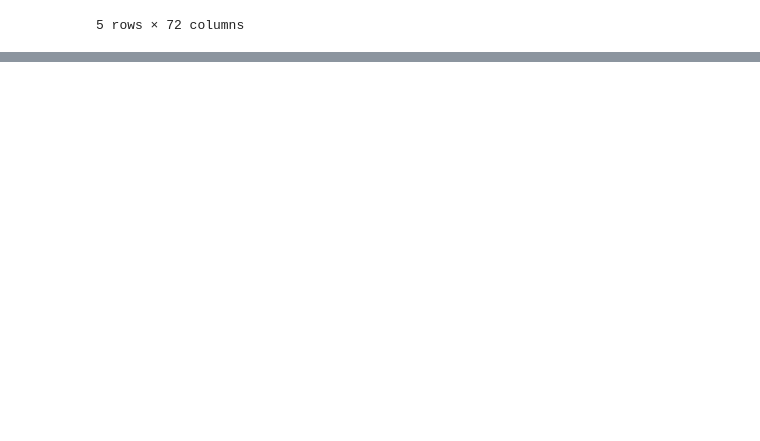
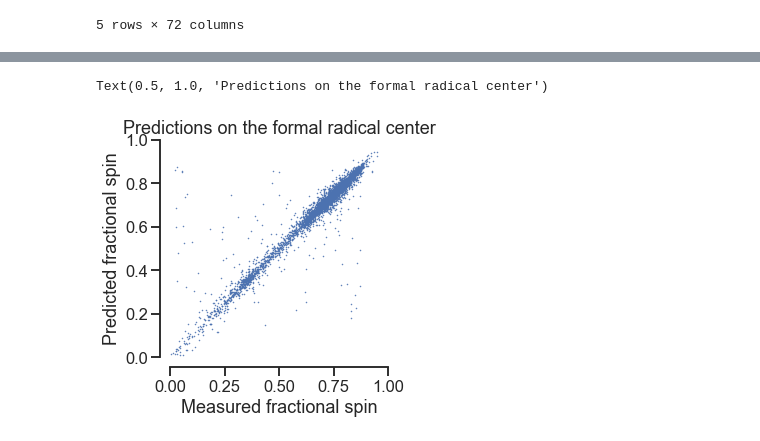
Before and after one commit to shreesowndarya/spin_gnn, a Jupyter notebook: plot_test.ipynb, the cells around one changed output, grey strips where cells are left out. Drawn from its saved outputs; the diff is of its cells as text; code cells hidden in the pictures; blank space fills up the shorter version.

```diff
--- a/plot_test.ipynb
+++ b/plot_test.ipynb
@@ -111,0 +241,2 @@ Text(0, 0.5, 'Fractional Spin MAE')
+# %%
+formal_center = unique_mols.progress_apply(lambda x: [atom.GetIdx() for atom in Chem.MolFromSmiles(x).GetAtoms() if (atom.GetNumRadicalElectrons() == 1)][0])
@@ -111,0 +247,21 @@ Text(0, 0.5, 'Fractional Spin MAE')
+# %%
+formal_center.name = 'atom_index'
+radical_center_df = pd.DataFrame(formal_center)
+radical_center_df['smiles'] = unique_mols
+# %%
+preds_on_formal_center = radical_center_df.merge(cdf_test_merged, on=['smiles', 'atom_index'], how='left')
+# %%
+cdf_subset = cdf_test_merged[cdf_test_merged.smiles.isin(unique_mols[is_carboxylic_acid])]
+
+fig = plt.figure(figsize=(4,4))
+ax = fig.add_subplot(111, aspect='equal')
+ax.plot(preds_on_formal_center.fractional_spin, preds_on_formal_center.predicted_fractional_spin, '.', ms=1)
+ax.set_xlim([0, 1])
+ax.set_ylim([0, 1])
+sns.despine(trim=True, offset=10)
+ax.set_xlabel('Measured fractional spin')
+ax.set_ylabel('Predicted fractional spin')
+ax.set_title('Predictions on the formal radical center')
+# %% [output]
+Text(0.5, 1.0, 'Predictions on the formal radical center')
+[figure, added]
```
Also changed, not shown: parts of 30 cells of this notebook.
